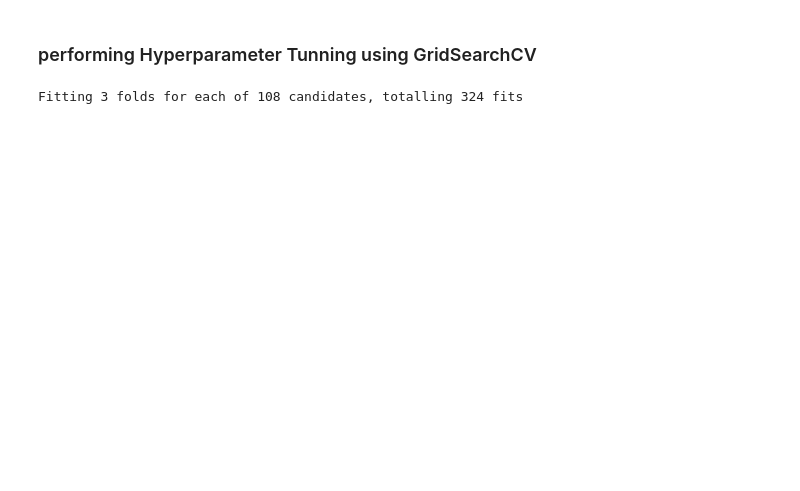
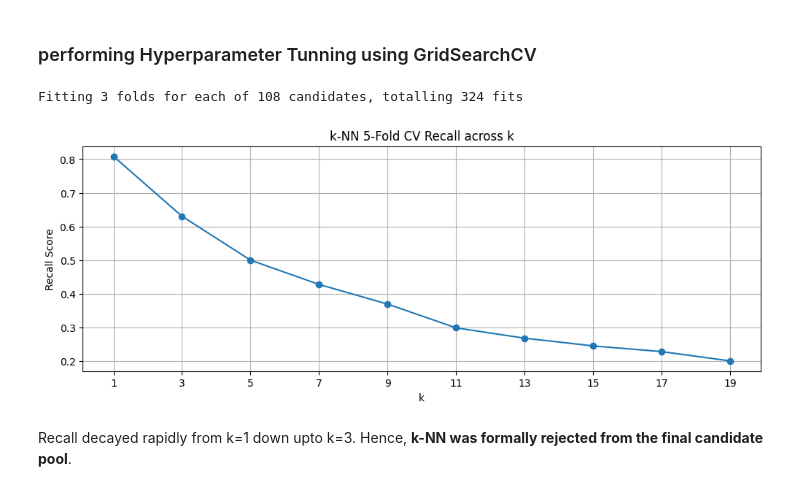
Before and after one commit to Bhoomi413/Predict-CHD-for-Over-10years-Ml, a Jupyter notebook: notebooks/compareModels.ipynb, the cells around one changed output. Saved outputs shown, nothing was run; the diff lists cells and outputs as text; code cells hidden in the pictures; blank space fills up the shorter version.

```diff
--- a/notebooks/compareModels.ipynb
+++ b/notebooks/compareModels.ipynb
@@ -236,3 +103,25 @@ xgb_gridsearch.fit(X_train,y_train)
 optimal_model_xg = xgb_gridsearch.best_estimator_
 # %% [output]
 Fitting 3 folds for each of 108 candidates, totalling 324 fits
+# %%
+k_values=range(1, 21, 2)
+recalls=[]
+
+for k in k_values:
+    knn = KNeighborsClassifier(n_neighbors=k)
+    scores = cross_val_score(knn, X_train_res, y_train_res, cv=5, scoring='recall', n_jobs=-1)
+    recalls.append(scores.mean())
+
+plt.figure(figsize=(12, 4))
+plt.plot(list(k_values), recalls, marker='o', label='CV Recall')
+plt.xlabel('k')
+plt.ylabel('Recall Score')
+plt.title('k-NN 5-Fold CV Recall across k')
+plt.xticks(list(k_values))
+plt.grid(True)
+plt.show()
+# %% [output]
+[figure, added]
+# %% [markdown]
+Recall decayed rapidly from k=1 down upto k=3.
+Hence, **k-NN was formally rejected from the final candidate pool**.
```
Also changed, not shown: parts of 31 cells of this notebook, 5 other files.
